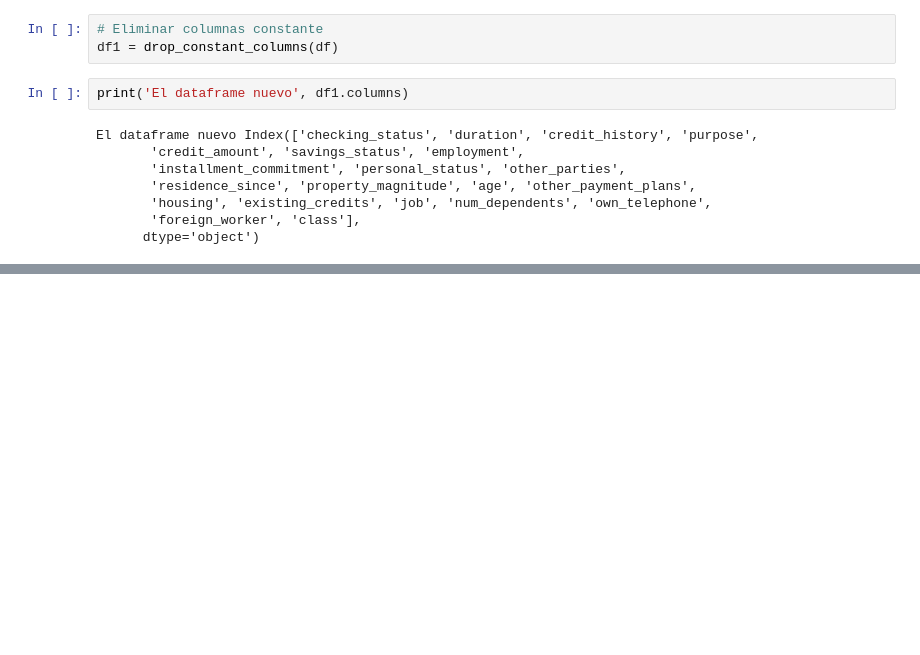
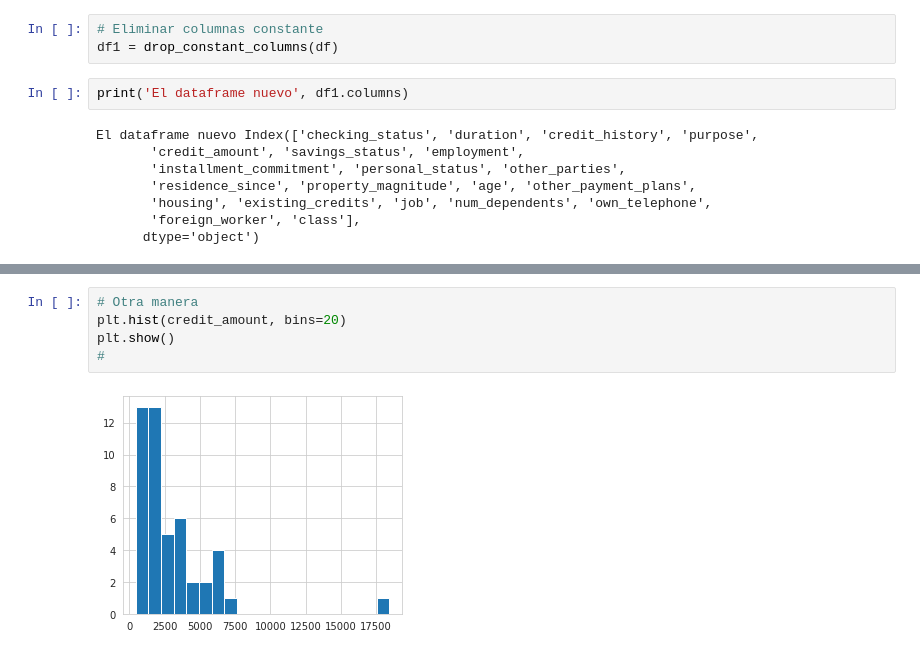
Before and after one commit to ifmm87/data-science-degree, a Jupyter notebook: Mineria de datos/Material/Semana1 MCDv2/Practica Prep Datos V2/Práctica Prep Datos 1/Practica 1.ipynb, the cells around one changed output, grey strips where cells are left out. Drawn from its saved outputs; the diff is of its cells as text; blank space fills up the shorter version.

```diff
--- a/Mineria de datos/Material/Semana1 MCDv2/Practica Prep Datos V2/Práctica Prep Datos 1/Practica 1.ipynb
+++ b/Mineria de datos/Material/Semana1 MCDv2/Practica Prep Datos V2/Práctica Prep Datos 1/Practica 1.ipynb
@@ -158,0 +181,7 @@ credit_amount.plot(kind = 'hist')
+# %%
+# Otra manera
+plt.hist(credit_amount, bins=20)
+plt.show()
+#
+# %% [output]
+[figure, added]
```
Also changed, not shown: parts of 24 cells of this notebook, 40 other files.
